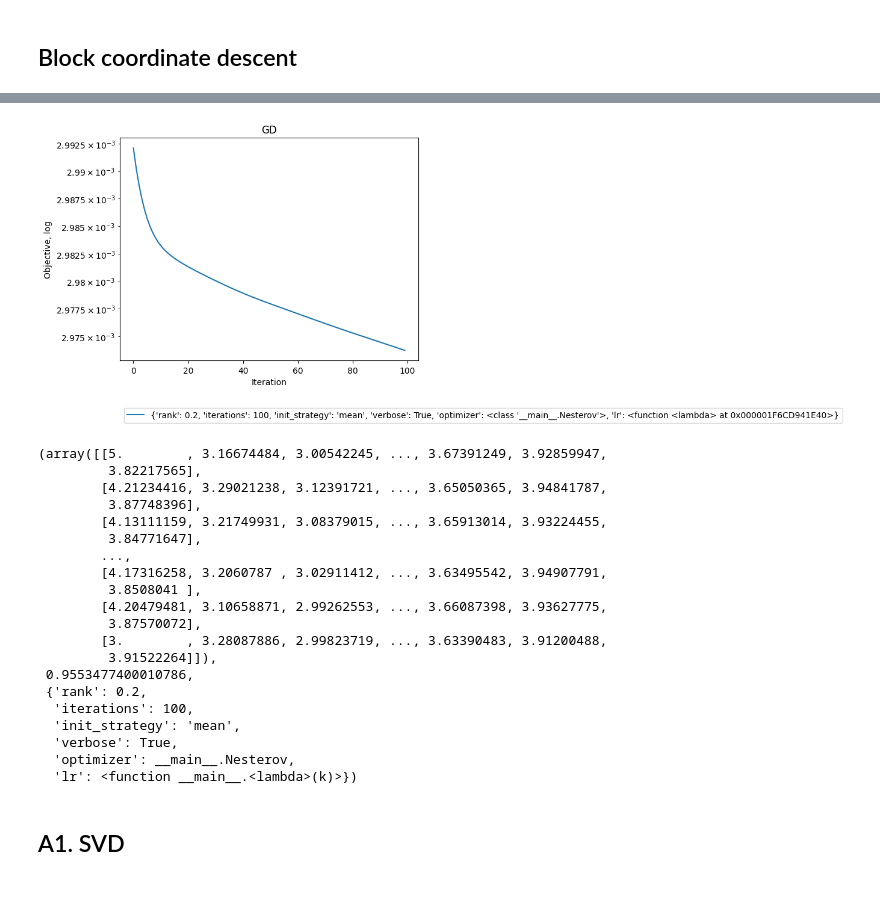
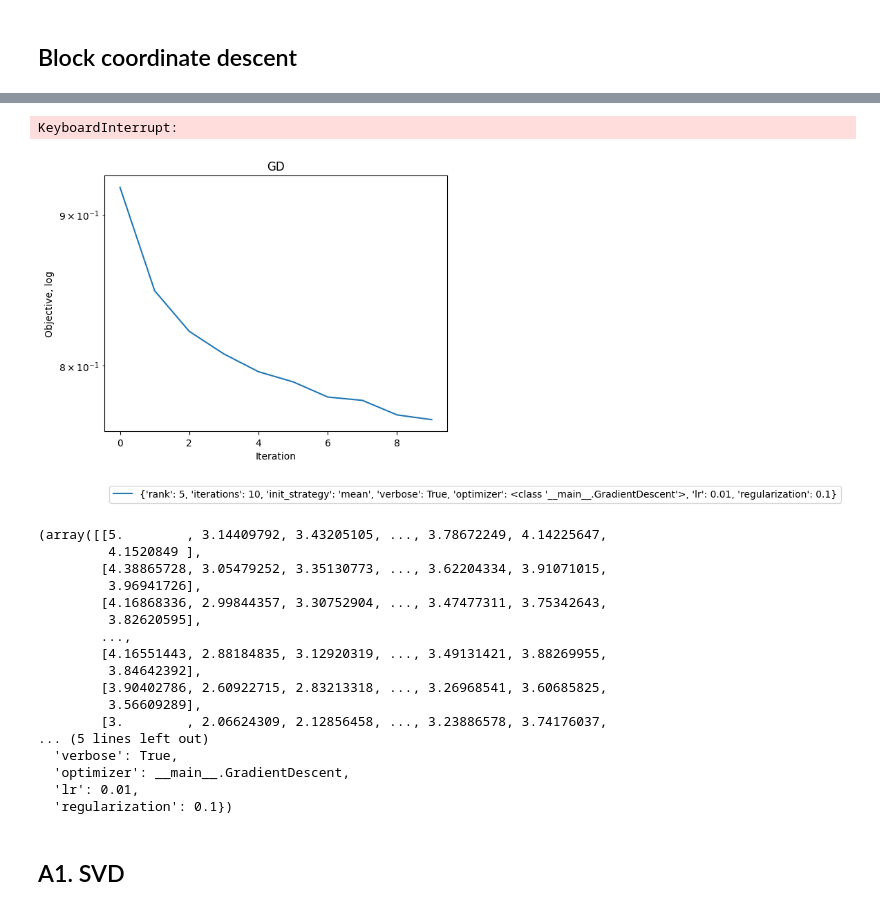
Before and after one commit to dsomni/hdda-f24, a Jupyter notebook: solution.ipynb, the cells around one changed output, grey strips where cells are left out. Cells and saved outputs as stored; diff of their text form; code cells hidden in the pictures.

```diff
--- a/solution.ipynb
+++ b/solution.ipynb
@@ -342,0 +451,24 @@ plot_log_dicts(gd_toy_res[-1], "Toy GD")
+# %%
+gd_res = choose_best(
+    real_matrix,
+    real_mask,
+    block_gd,
+    lambda sol: rmse_score(real_matrix_full, sol, real_test_mask),
+    {
+        "rank": 10,
+        "iterations": 150,
+        "init_strategy": "mean",
+        "verbose": True,
+        # "optimizer": lambda: Nesterov(0.9),
+        # "lr": 1e-3,
+        "optimizer": GradientDescent,
+        "lr": 0.1,
+        "regularization": 0.0,
+    },
+)
+
+plot_log_dicts(gd_res[-1], "GD")
+
+gd_res[:-1]
+# %% [output]
+KeyboardInterrupt:
@@ -343,45 +545,44 @@ plot_log_dicts(gd_toy_res[-1], "Toy GD")
 # %%
 gd_res = choose_best(
     real_matrix,
     real_mask,
-    block_gd,
+    fancy_block_gd,
     lambda sol: rmse_score(real_matrix_full, sol, real_test_mask),
     {
-        "rank": [0.2],
-        "iterations": 100,
-        "init_strategy": ["mean"],
+        "rank": 5,
+        "iterations": 10,
+        "init_strategy": "mean",
         "verbose": True,
-        "optimizer": Nesterov,
-        # "lr": lambda k: 20/np.sqrt((k+1))
-        "lr": lambda k: 1e-1 / np.sqrt((k + 1)),
+        "optimizer": GradientDescent,
+        "lr": lambda k: 0.01 / np.sqrt(k + 1),
+        # "lr": 0.01,
+        # "lr": 0.01,
+        "regularization": 0.1,
     },
 )
 
 plot_log_dicts(gd_res[-1], "GD")
 
 gd_res[:-1]
 # %% [output]
-[figure, old version]
+[figure, new version]
-(array([[5.        , 3.16674484, 3.00542245, ..., 3.67391249, 3.92859947,
-         3.82217565],
-        [4.21234416, 3.29021238, 3.12391721, ..., 3.65050365, 3.94841787,
-         3.87748396],
-        [4.13111159, 3.21749931, 3.08379015, ..., 3.65913014, 3.93224455,
-         3.84771647],
+(array([[5.        , 3.14409792, 3.43205105, ..., 3.78672249, 4.14225647,
+         4.1520849 ],
+        [4.38865728, 3.05479252, 3.35130773, ..., 3.62204334, 3.91071015,
+         3.96941726],
+        [4.16868336, 2.99844357, 3.30752904, ..., 3.47477311, 3.75342643,
+         3.82620595],
         ...,
-        [4.17316258, 3.2060787 , 3.02911412, ..., 3.63495542, 3.94907791,
-         3.8508041 ],
-        [4.20479481, 3.10658871, 2.99262553, ..., 3.66087398, 3.93627775,
-         3.87570072],
-        [3.        , 3.28087886, 2.99823719, ..., 3.63390483, 3.91200488,
-         3.91522264]]),
- 0.9553477400010786,
- {'rank': 0.2,
-  'iterations': 100,
-  'init_strategy': 'mean',
+        [4.16551443, 2.88184835, 3.12920319, ..., 3.49131421, 3.88269955,
+         3.84642392],
+        [3.90402786, 2.60922715, 2.83213318, ..., 3.26968541, 3.60685825,
+         3.56609289],
+        [3.        , 2.06624309, 2.12856458, ..., 3.23886578, 3.74176037,
+... (5 lines left out)
   'verbose': True,
-  'optimizer': __main__.Nesterov,
-  'lr': <function __main__.<lambda>(k)>})
+  'optimizer': __main__.GradientDescent,
+  'lr': 0.01,
+  'regularization': 0.1})
 # %%
 save_solution(gd_res[0], decimals=5, prefix="gd")
 # %% [markdown]
```
Also changed, not shown: parts of 6 cells of this notebook, 4 other files.
